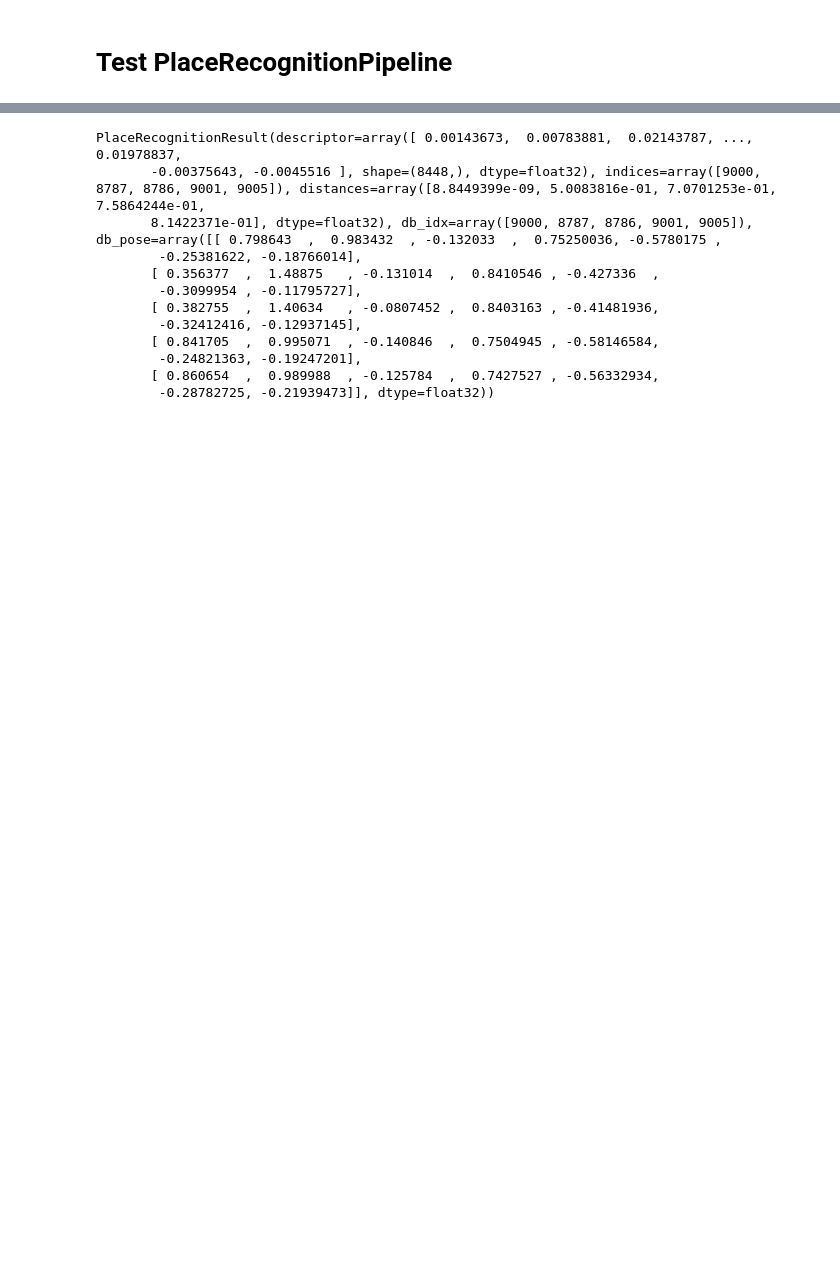
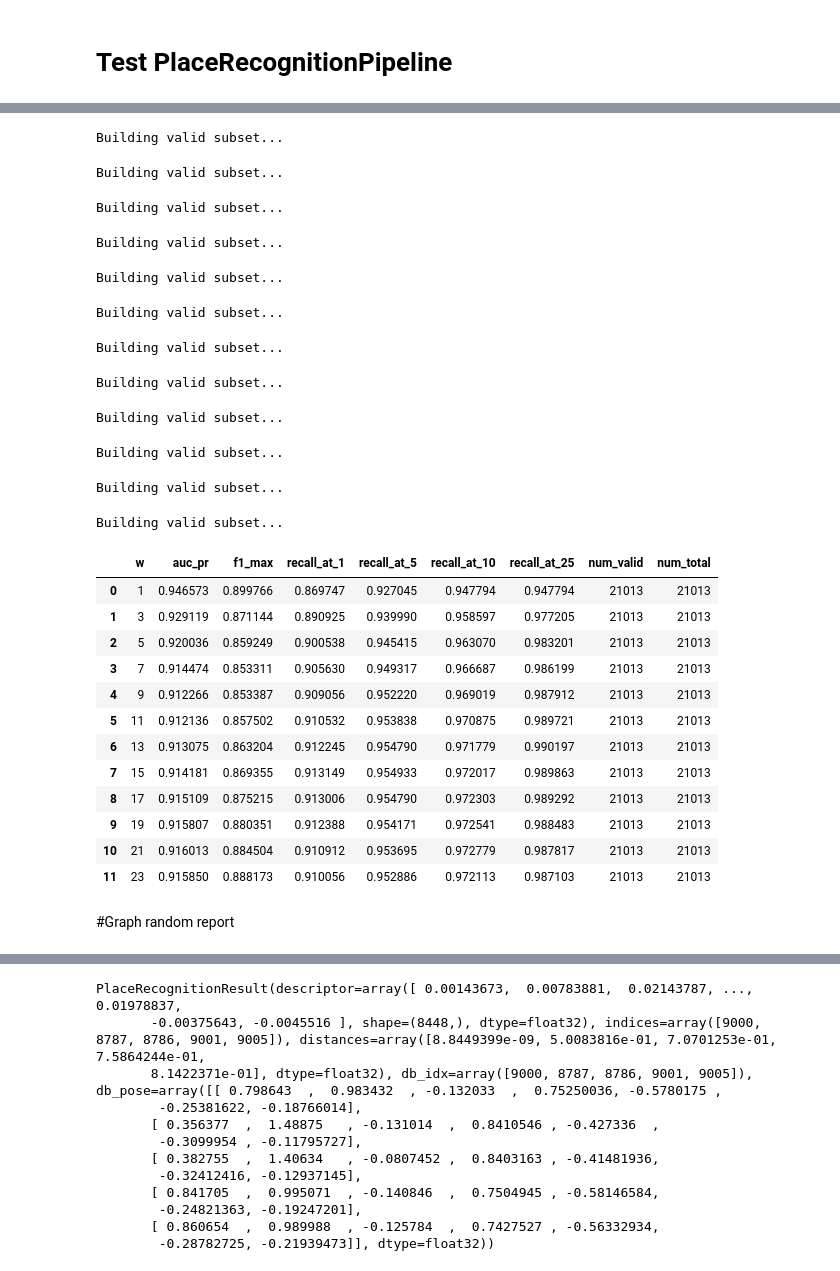
Before and after one commit to Georgiy2035/GSLoc, a Jupyter notebook: notebooks/02_3RScan_test.ipynb, the cells around one changed output, grey strips where cells are left out. Cells and saved outputs as stored; diff of their text form; code cells hidden in the pictures; blank space fills up the shorter version.

```diff
--- a/notebooks/02_3RScan_test.ipynb
+++ b/notebooks/02_3RScan_test.ipynb
@@ -70,7 +47,7 @@ three_rscan_ds = ThreeRScan(
     dataset_root=dataset_path,
     meta_path=index_path,
     rebuild_meta=False,  # meta.parquet already built
-    limit=20000,
+    # limit=20000,
     image_transform=image_transform_fn,
     save_meta=False,
     scene_filter_mode="listed",
@@ -215,0 +292,40 @@ inferencer.build_recall_benchmark_report(
+# %%
+result_df = inferencer.build_sequence_recall_benchmark_report(
+    database_dataset=three_rscan_ds,
+    similarity_kwargs={
+        "mode": "room",
+        "trans_tol_m": 2,
+        "rot_tol_deg": 90
+        },
+    seq_lengths=range(1, 25, 2),
+    per_frame_k_used=10,
+    save_dir=query_cache_path / "seq_pr_benchmark"
+)
+# %% [output]
+Building valid subset...
+Building valid subset...
+Building valid subset...
+Building valid subset...
+Building valid subset...
+Building valid subset...
+Building valid subset...
+Building valid subset...
+Building valid subset...
+Building valid subset...
+Building valid subset...
+Building valid subset...
+|  | w | auc_pr | f1_max | recall_at_1 | recall_at_5 | recall_at_10 | recall_at_25 | num_valid | num_total |
+| 0 | 1 | 0.946573 | 0.899766 | 0.869747 | 0.927045 | 0.947794 | 0.947794 | 21013 | 21013 |
+| 1 | 3 | 0.929119 | 0.871144 | 0.890925 | 0.939990 | 0.958597 | 0.977205 | 21013 | 21013 |
+| 2 | 5 | 0.920036 | 0.859249 | 0.900538 | 0.945415 | 0.963070 | 0.983201 | 21013 | 21013 |
+| 3 | 7 | 0.914474 | 0.853311 | 0.905630 | 0.949317 | 0.966687 | 0.986199 | 21013 | 21013 |
+| 4 | 9 | 0.912266 | 0.853387 | 0.909056 | 0.952220 | 0.969019 | 0.987912 | 21013 | 21013 |
+| 5 | 11 | 0.912136 | 0.857502 | 0.910532 | 0.953838 | 0.970875 | 0.989721 | 21013 | 21013 |
+| 6 | 13 | 0.913075 | 0.863204 | 0.912245 | 0.954790 | 0.971779 | 0.990197 | 21013 | 21013 |
+| 7 | 15 | 0.914181 | 0.869355 | 0.913149 | 0.954933 | 0.972017 | 0.989863 | 21013 | 21013 |
+| 8 | 17 | 0.915109 | 0.875215 | 0.913006 | 0.954790 | 0.972303 | 0.989292 | 21013 | 21013 |
+| 9 | 19 | 0.915807 | 0.880351 | 0.912388 | 0.954171 | 0.972541 | 0.988483 | 21013 | 21013 |
+| 10 | 21 | 0.916013 | 0.884504 | 0.910912 | 0.953695 | 0.972779 | 0.987817 | 21013 | 21013 |
+| 11 | 23 | 0.915850 | 0.888173 | 0.910056 | 0.952886 | 0.972113 | 0.987103 | 21013 | 21013 |
+# %% [markdown]
+#Graph random report
```
Also changed, not shown: parts of 21 cells of this notebook, 6 other files.
